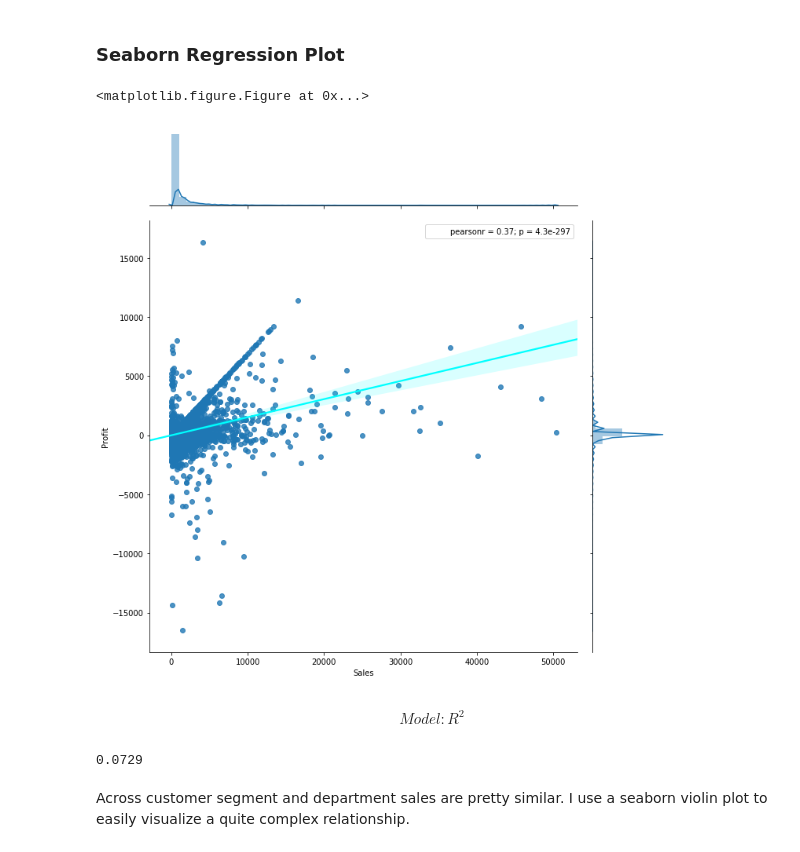
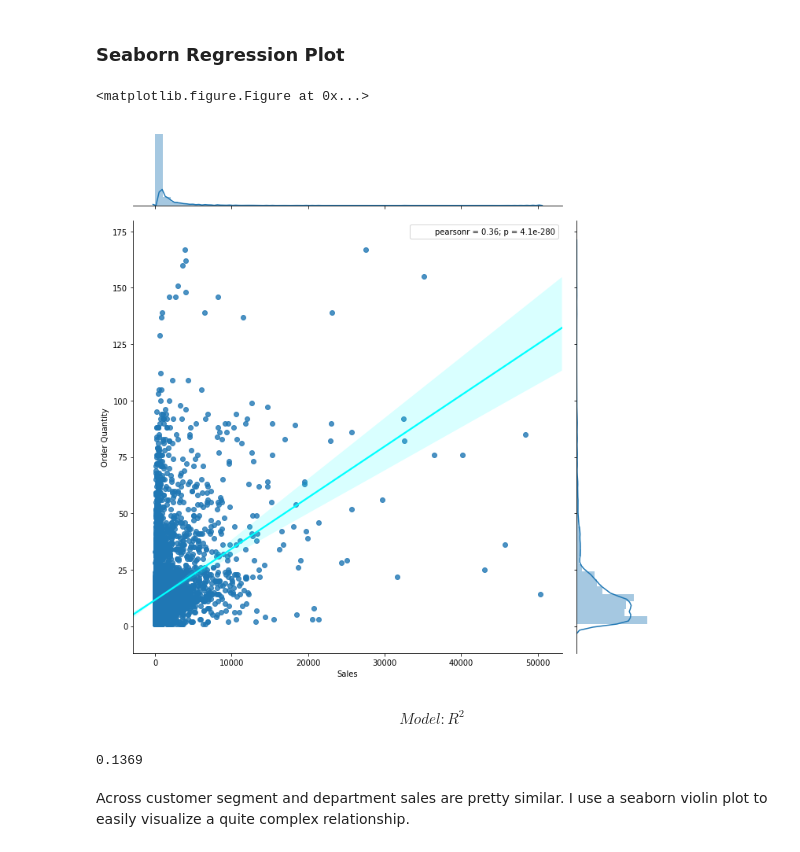
Before and after one commit to pysr1/HEY-, a Jupyter notebook: Supervised Learning with trees.ipynb, the cells around one changed output. Cells and saved outputs as stored; diff of their text form; code cells hidden in the pictures.

```diff
--- a/Supervised Learning with trees.ipynb
+++ b/Supervised Learning with trees.ipynb
@@ -141,18 +141,18 @@ plt.show()
 ### Seaborn Regression Plot
 # %%
 plt.figure(figsize=(10,10))
-g = sns.jointplot(x="Sales", y="Profit", data=store, kind='reg',
+g = sns.jointplot(x="Sales", y="Order Quantity", data=store, kind='reg',
                   joint_kws={'line_kws':{'color':'cyan'}}, size = 10)
 plt.show()
 # %% [output]
 <matplotlib.figure.Figure at 0x...>
-[figure, old version]
+[figure, new version]
 # %% [markdown]
  $$ Model:   R^2 $$
 # %%
-0.27**2
+0.37**2
 # %% [output]
-0.0729
+0.1369
 # %% [markdown]
 Across customer segment and department sales are pretty similar.  I use a seaborn violin plot to easily visualize a quite complex relationship.
 # %%
```
Also changed, not shown: parts of 20 cells of this notebook, 2 other files.
